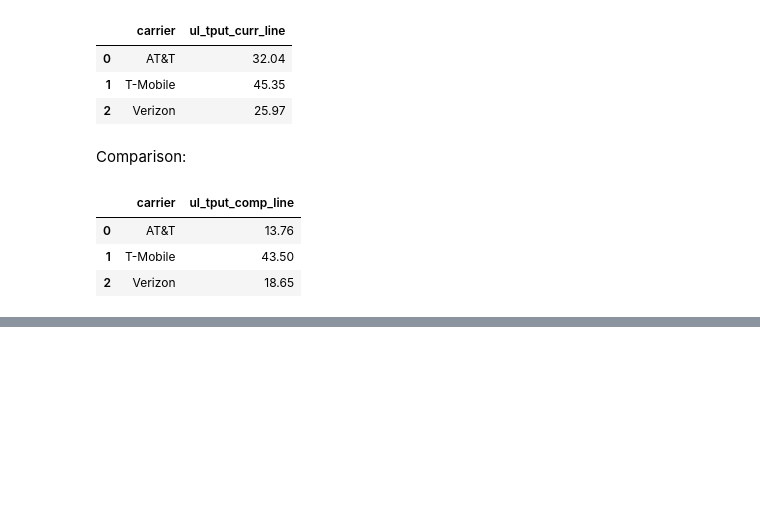
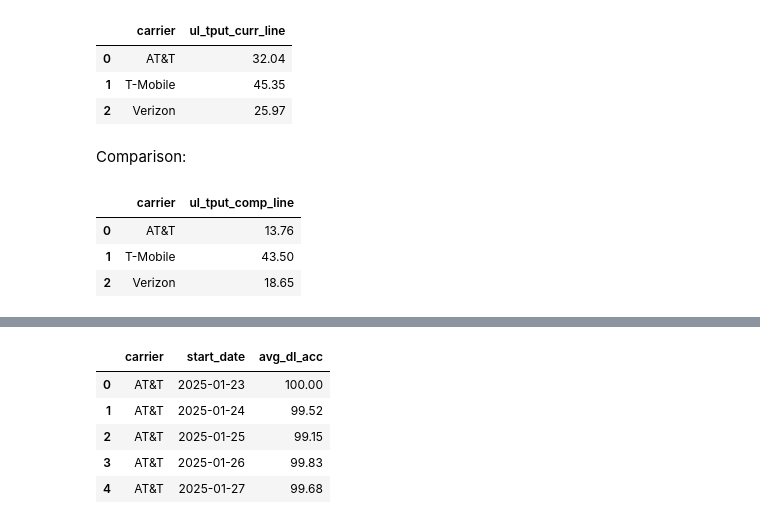
Before and after one commit to ookla-jennymassari/dq_reporting_test.py, a Jupyter notebook: dq_reporting_notebook.ipynb, the cells around one changed output, grey strips where cells are left out. Saved outputs shown, nothing was run; the diff lists cells and outputs as text; code cells hidden in the pictures; blank space fills up the shorter version.

Commit message:
Added logic for Download Access Success.

```diff
--- a/dq_reporting_notebook.ipynb
+++ b/dq_reporting_notebook.ipynb
@@ -1390,0 +1393,9 @@ ul_tput_all_comp.head()
+# %%
+filtered_dl_acc_succ_curr = df_ts_curr[df_ts_curr['test_type_id'] == 20]
+filtered_dl_acc_succ_curr['start_date'] = pd.to_datetime(filtered_dl_acc_succ_curr['local_time']).dt.date
+filtered_dl_acc_succ_curr['percentage_access_success'] = filtered_dl_acc_succ_curr['percentage_access_success'] * 100
+
+
+filtered_dl_acc_succ_comp = df_ts_comp[df_ts_comp['test_type_id'] == 20]
+filtered_dl_acc_succ_comp['start_date'] = pd.to_datetime(filtered_dl_acc_succ_comp['local_time']).dt.date
+filtered_dl_acc_succ_comp['percentage_access_success'] = filtered_dl_acc_succ_comp['percentage_access_success'] * 100
@@ -1390,0 +1423,18 @@ ul_tput_all_comp.head()
+# %%
+dl_acc_curr = (
+    filtered_dl_acc_succ_curr
+    .groupby(['carrier', 'start_date'], as_index=False)['percentage_access_success']
+    .mean()
+    .rename(columns={'percentage_access_success': 'avg_dl_acc'})
+)
+
+dl_acc_curr['avg_dl_acc'] = dl_acc_curr['avg_dl_acc'].round(2)
+
+dl_acc_curr.head()
+# %% [output]
+|  | carrier | start_date | avg_dl_acc |
+| 0 | AT&T | 2025-01-23 | 100.00 |
+| 1 | AT&T | 2025-01-24 | 99.52 |
+| 2 | AT&T | 2025-01-25 | 99.15 |
+| 3 | AT&T | 2025-01-26 | 99.83 |
+| 4 | AT&T | 2025-01-27 | 99.68 |
```
Also changed, not shown: parts of 9 cells of this notebook.
